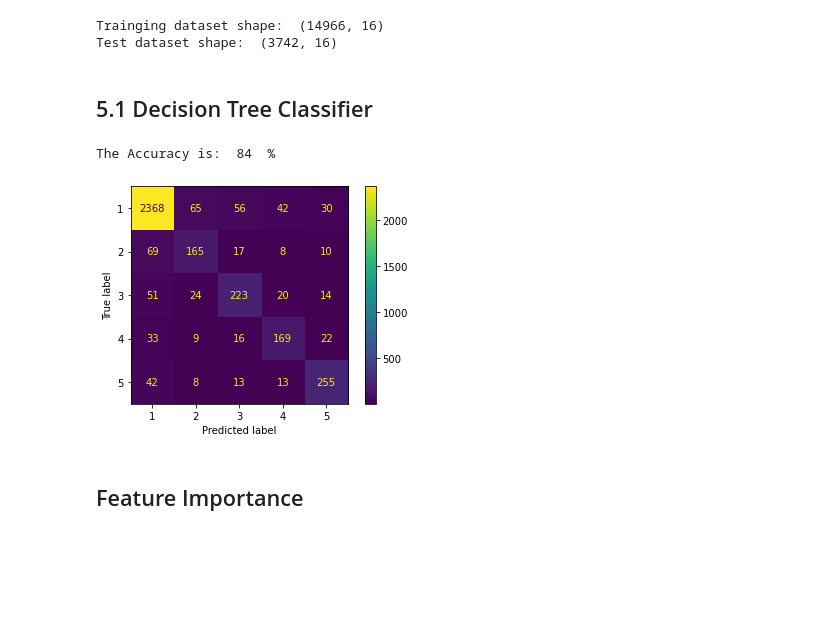
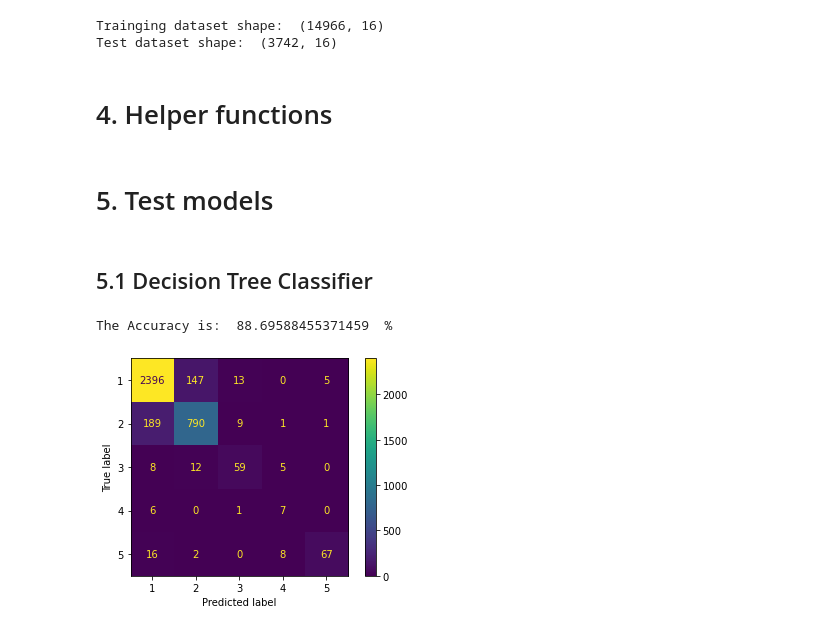
Before and after one commit to jrolopez20/blu-ml, a Jupyter notebook: Forecasting account receivables - Multi Class Classification.ipynb, the cells around one changed output. Saved outputs shown, nothing was run; the diff lists cells and outputs as text; code cells hidden in the pictures; blank space fills up the shorter version.

```diff
--- a/Forecasting account receivables - Multi Class Classification.ipynb
+++ b/Forecasting account receivables - Multi Class Classification.ipynb
@@ -350,11 +356,11 @@ Build target column **PaidTime**
 def build_paidTime(row):
     if row.DaysLate == 0:
         return 1
-    if row.DaysLate <= 3:
+    if row.DaysLate <= 30:
         return 2
-    if row.DaysLate <= 7:
+    if row.DaysLate <= 60:
         return 3
-    if row.DaysLate <= 14:
+    if row.DaysLate <= 90:
         return 4
     else:
         return 5
@@ -393,11 +399,13 @@ print('Test dataset shape: ', X_test.shape)
 # %% [output]
 Trainging dataset shape:  (14966, 16)
 Test dataset shape:  (3742, 16)
+# %% [markdown]
+# 4. Helper functions
 # %%
 # Helper function to plot confusion matrix
 def render_confusion_matrix(y_test_input, predicted, clasess):
-    ac_s = accuracy_score(y_test_input, predicted)
-    print('The Accuracy is: ', int(ac_s * 100), " %")
+    ac_s = accuracy_score(y_test_input, predicted) * 100
+    print('The Accuracy is: ', ac_s, " %")
 
     cm = confusion_matrix(y_test_input, predicted, labels=clasess)
     disp = ConfusionMatrixDisplay(confusion_matrix=cm, display_labels=clasess)
@@ -415,21 +423,15 @@ def plot_models_accuracy(models_name, accuracies):
     plt.show()
+# %% [markdown]
+# 5. Test models
 # %% [markdown]
 ## 5.1 Decision Tree Classifier
 # %%
 tree = DecisionTreeClassifier()
-tree = tree.fit(X_train, y_train)
+tree.fit(X_train, y_train)
 
 predicted_tree = tree.predict(X_test)
 
-ac_simple = render_confusion_matrix(y_test, predicted_tree, tree.classes_)
-# ac_tree = accuracy_score(y_test, predicted_tree)
-# print('The Accuracy for DecisionTreeClassifier is: ', int(ac_tree * 100), " %")
-
-# cm = confusion_matrix(y_test, predicted_tree, labels=tree.classes_)
-# disp = ConfusionMatrixDisplay(confusion_matrix=cm, display_labels=tree.classes_)
-# disp.plot()
+ac_dtc = render_confusion_matrix(y_test, predicted_tree, tree.classes_)
 # %% [output]
-The Accuracy is:  84  %
+The Accuracy is:  88.69588455371459  %
-[figure, old version]
+[figure, new version]
-# %% [markdown]
-## Feature Importance
```
Also changed, not shown: parts of 60 cells of this notebook.
